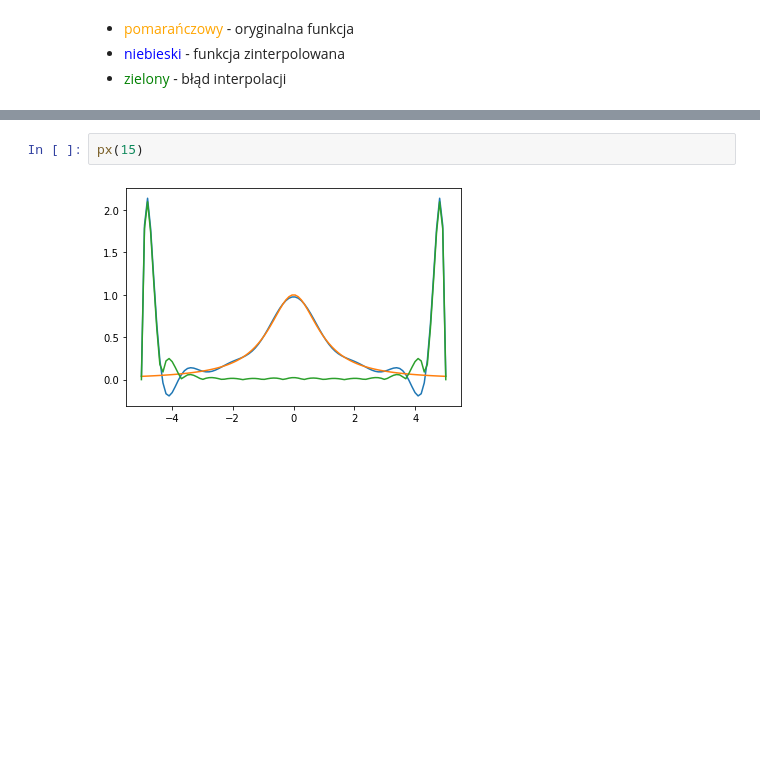
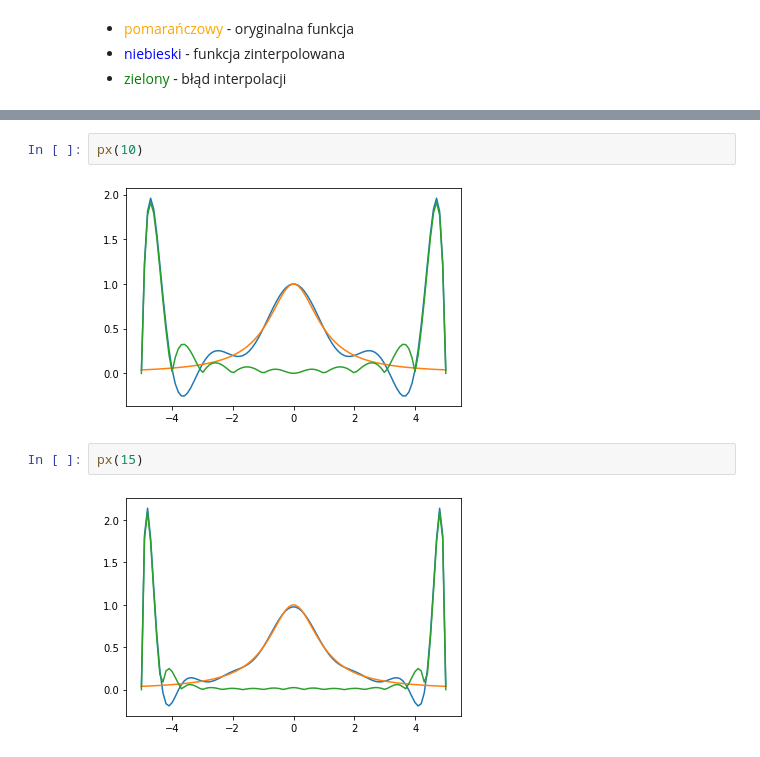
Before and after one commit to surjak/MOwNiT, a Jupyter notebook: Lab2.ipynb, the cells around one changed output, grey strips where cells are left out. Drawn from its saved outputs; the diff is of its cells as text; blank space fills up the shorter version.

```diff
--- a/Lab2.ipynb
+++ b/Lab2.ipynb
@@ -56,3 +62,7 @@ def px(n):
+# %%
+px(10)
+# %% [output]
+[figure, added]
 # %%
 px(15)
 # %% [output]
```
Also changed, not shown: parts of 3 cells of this notebook.
